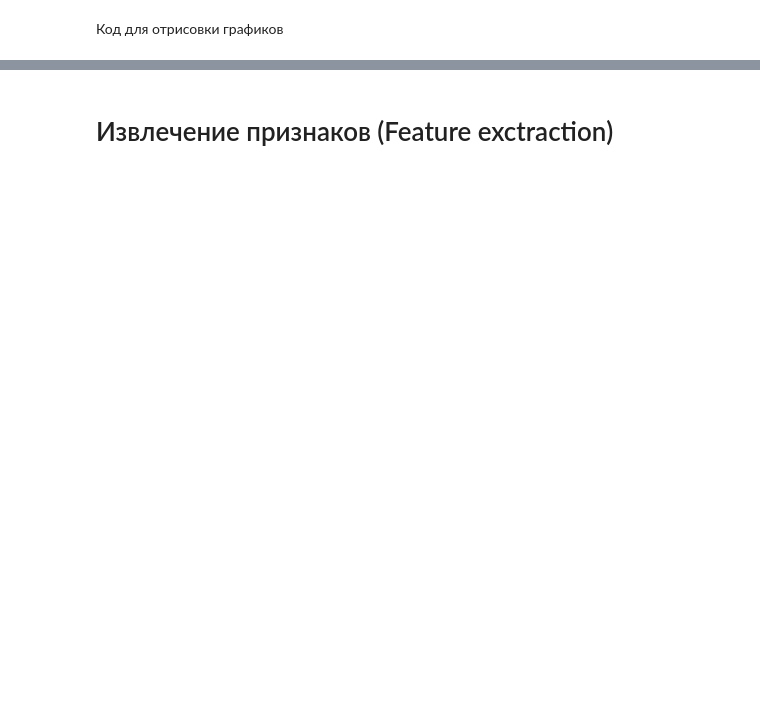
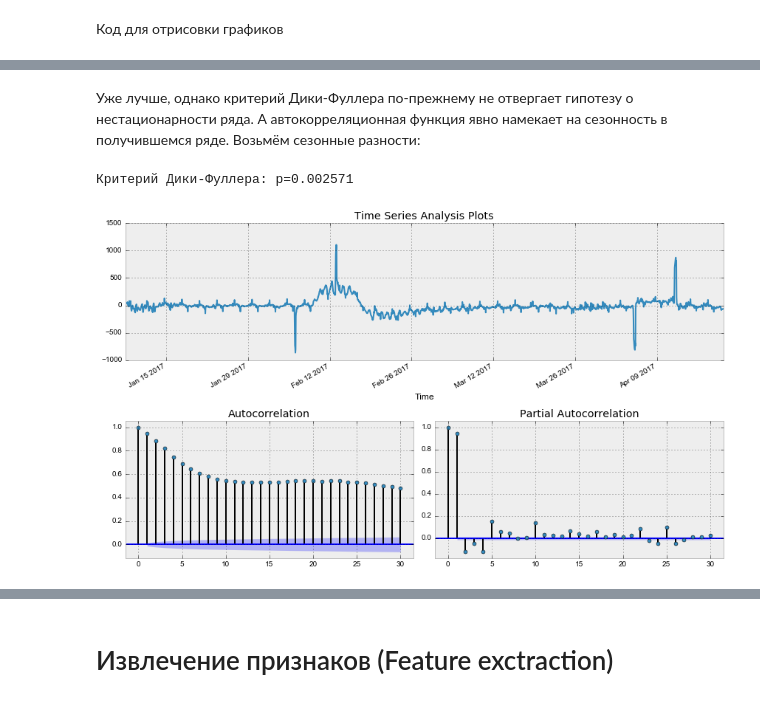
Before and after one commit to DmitrySerg/CMF, a Jupyter notebook: lesson9_timeseries/TimeSeries in Python.ipynb, the cells around one changed output, grey strips where cells are left out. Saved outputs shown, nothing was run; the diff lists cells and outputs as text; code cells hidden in the pictures; blank space fills up the shorter version.

```diff
--- a/lesson9_timeseries/TimeSeries in Python.ipynb
+++ b/lesson9_timeseries/TimeSeries in Python.ipynb
@@ -546,0 +571,8 @@ Dickey–Fuller: p=0.000000
+# %% [markdown]
+Уже лучше, однако критерий Дики-Фуллера по-прежнему не отвергает гипотезу о нестационарности ряда. А автокорреляционная функция явно намекает на сезонность в получившемся ряде. Возьмём сезонные разности:
+# %%
+data['Users_box_season'] = data.Users_box - data.Users_box.shift(24*7)
+tsplot(data.Users_box_season[24*7:], lags=30)
+# %% [output]
+Критерий Дики-Фуллера: p=0.002571
+[figure, added]
```
Also changed, not shown: parts of 52 cells of this notebook.
